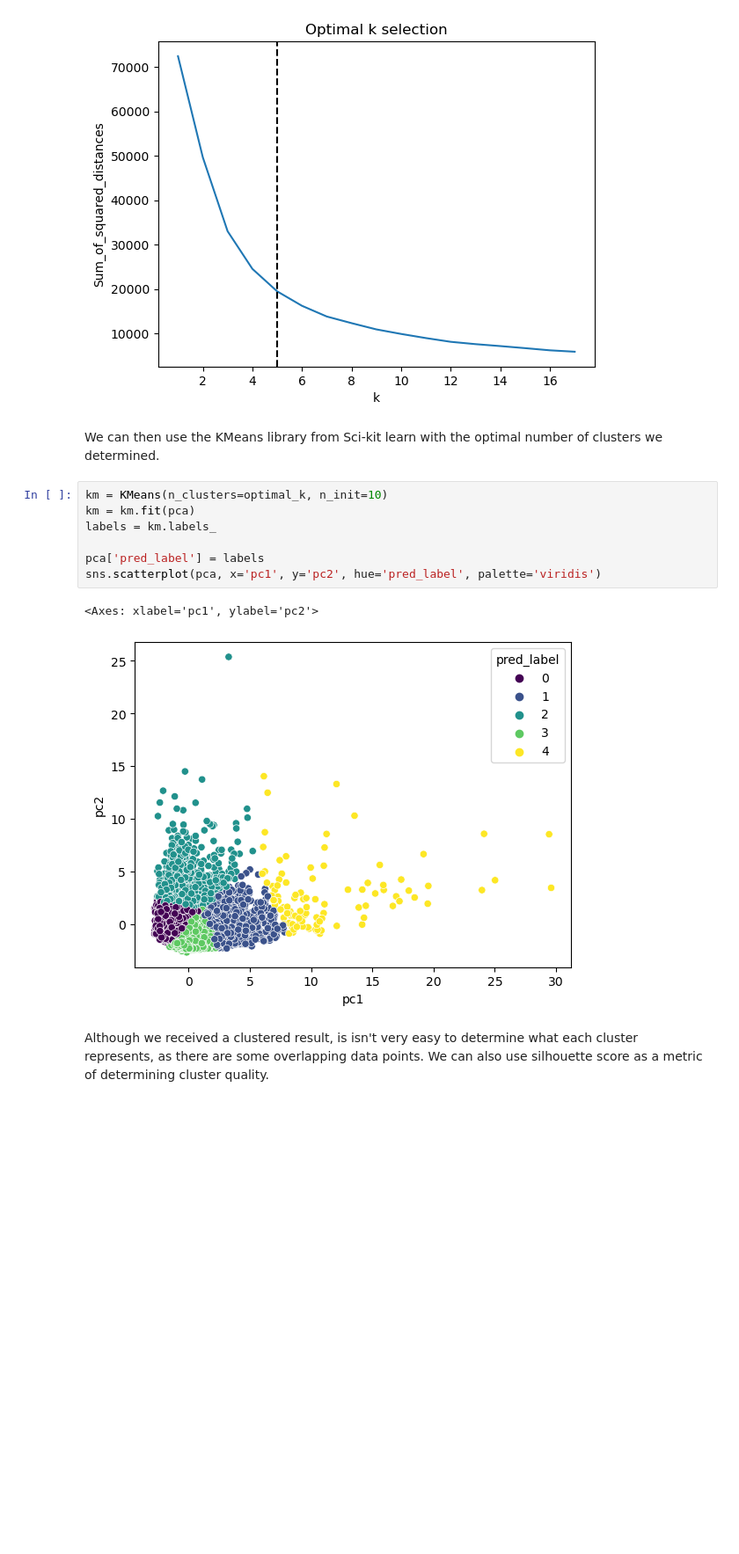
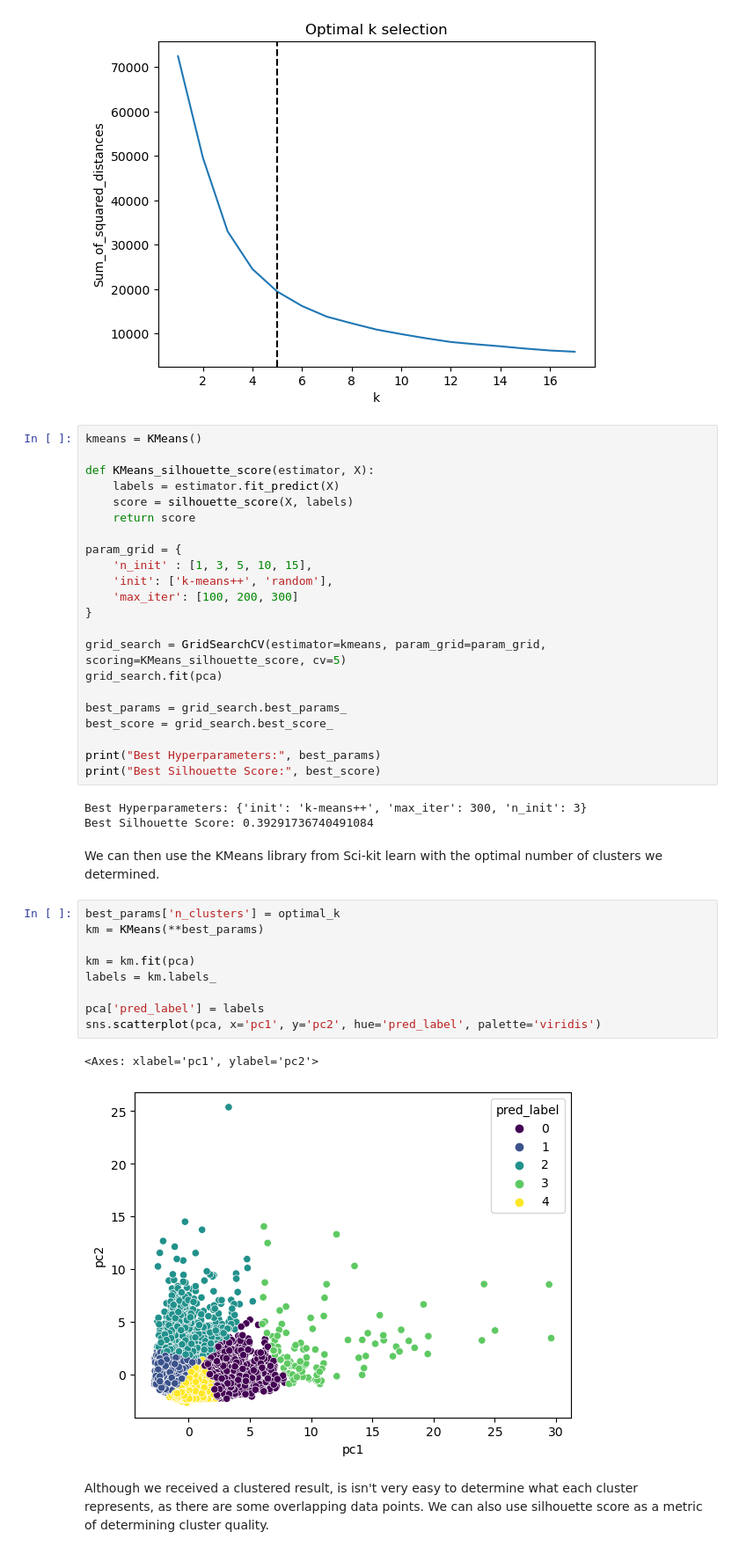
Before and after one commit to mtang24/card_clusters, a Jupyter notebook: FinalProject_Copy.ipynb, the cells around one changed output. Shown: that part at 88% size. Saved outputs shown, nothing was run; the diff lists cells and outputs as text; blank space fills up the shorter version.

Commit message:
Add KMeans hyperparam GridSearch

```diff
--- a/FinalProject_Copy.ipynb
+++ b/FinalProject_Copy.ipynb
@@ -225,18 +225,45 @@ plt.title('Optimal k selection')
 plt.show()
 # %% [output]
 [figure]
+# %%
+kmeans = KMeans()
+
+def KMeans_silhouette_score(estimator, X):
+    labels = estimator.fit_predict(X)
+    score = silhouette_score(X, labels)
+    return score
+
+param_grid = {
+    'n_init' : [1, 3, 5, 10, 15],
+    'init': ['k-means++', 'random'],
+    'max_iter': [100, 200, 300]
+}
+
+grid_search = GridSearchCV(estimator=kmeans, param_grid=param_grid, scoring=KMeans_silhouette_score, cv=5)
+grid_search.fit(pca)
+
+best_params = grid_search.best_params_
+best_score = grid_search.best_score_
+
+print("Best Hyperparameters:", best_params)
+print("Best Silhouette Score:", best_score)
+# %% [output]
+Best Hyperparameters: {'init': 'k-means++', 'max_iter': 300, 'n_init': 3}
+Best Silhouette Score: 0.39291736740491084
 # %% [markdown]
 We can then use the KMeans library from Sci-kit learn with the optimal number of clusters we determined.
 # %%
-km = KMeans(n_clusters=optimal_k, n_init=10)
+best_params['n_clusters'] = optimal_k
+km = KMeans(**best_params)
+
 km = km.fit(pca)
 labels = km.labels_
 
 pca['pred_label'] = labels
 sns.scatterplot(pca, x='pc1', y='pc2', hue='pred_label', palette='viridis')
 # %% [output]
 <Axes: xlabel='pc1', ylabel='pc2'>
-[figure, old version]
+[figure, new version]
 # %% [markdown]
 Although we received a clustered result, is isn't very easy to determine what each cluster represents, as there are some overlapping data points. We can also use silhouette score as a metric of determining cluster quality.
 # %%
```
Also changed, not shown: parts of 7 cells of this notebook.
